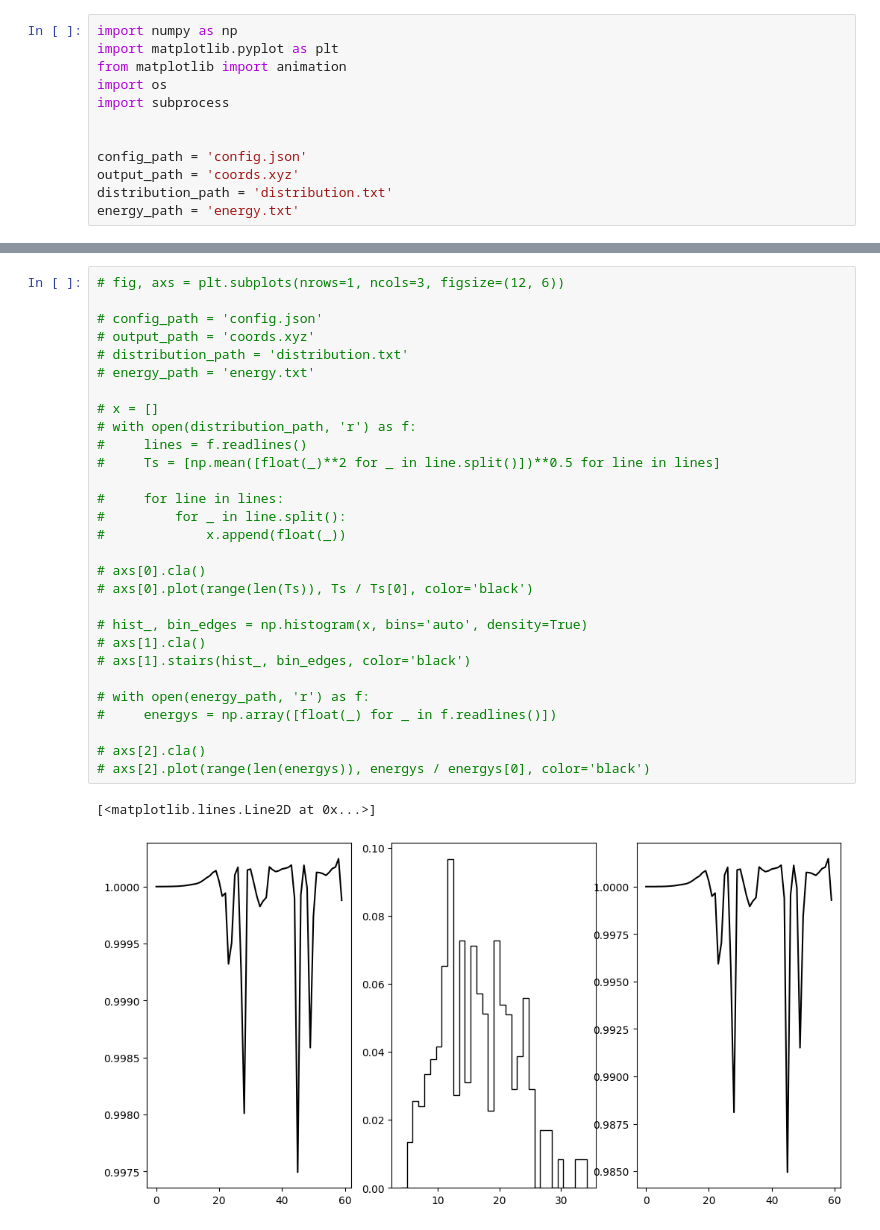
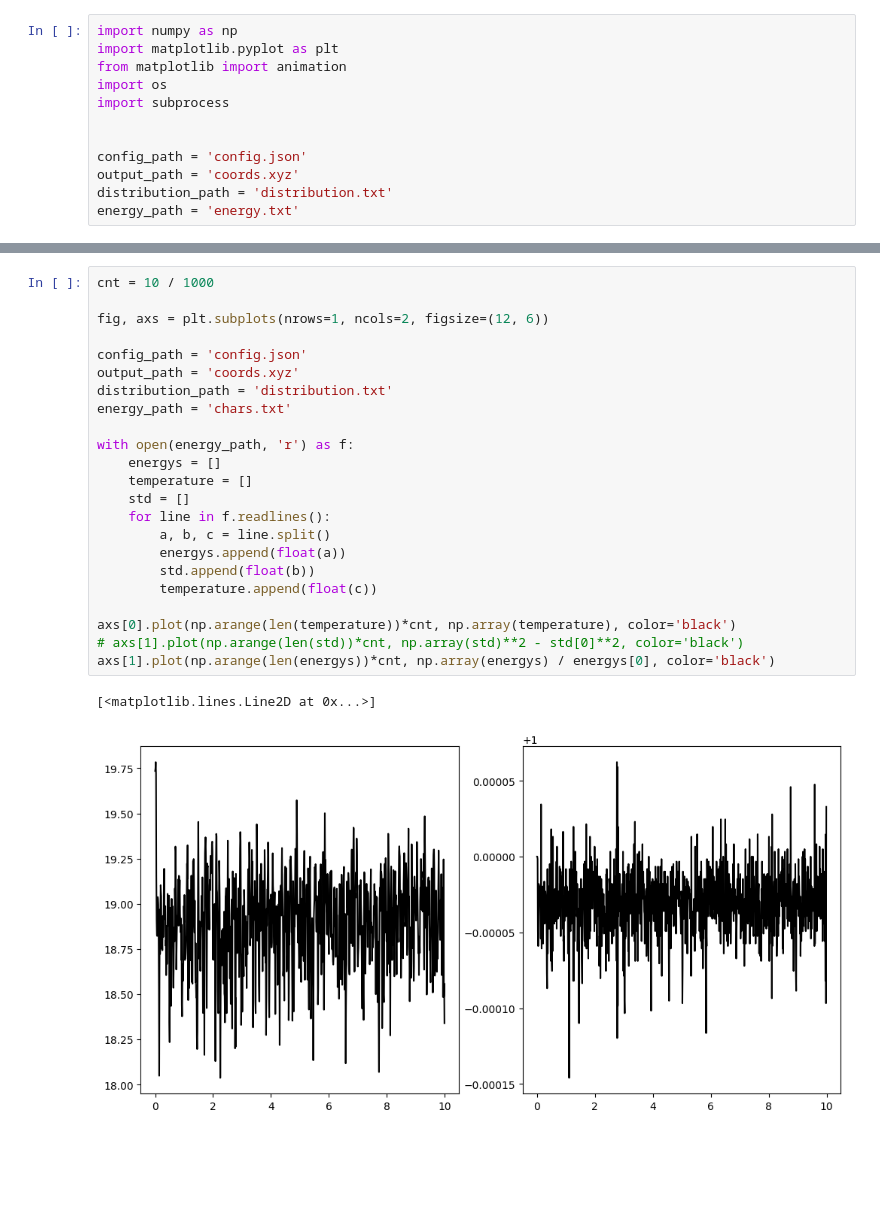
Before and after one commit to AndryDeveloper/mipt_edu, a Jupyter notebook: 3sem/horizons/data_processor.ipynb, the cells around one changed output, grey strips where cells are left out. Cells and saved outputs as stored; diff of their text form; blank space fills up the shorter version.

```diff
--- a/3sem/horizons/data_processor.ipynb
+++ b/3sem/horizons/data_processor.ipynb
@@ -48,32 +46,26 @@ subprocess.Popen(['build/main', config_path, output_path, distribution_path, ene
 # %%
-# fig, axs = plt.subplots(nrows=1, ncols=3, figsize=(12, 6))
+cnt = 10 / 1000
 
-# config_path = 'config.json'
-# output_path = 'coords.xyz'
-# distribution_path = 'distribution.txt'
-# energy_path = 'energy.txt'
+fig, axs = plt.subplots(nrows=1, ncols=2, figsize=(12, 6))
 
-# x = []
-# with open(distribution_path, 'r') as f:
-#     lines = f.readlines()
-#     Ts = [np.mean([float(_)**2 for _ in line.split()])**0.5 for line in lines]
+config_path = 'config.json'
+output_path = 'coords.xyz'
+distribution_path = 'distribution.txt'
+energy_path = 'chars.txt'
 
-#     for line in lines:
-#         for _ in line.split():
-#             x.append(float(_))
+with open(energy_path, 'r') as f:
+    energys = []
+    temperature = []
+    std = []
+    for line in f.readlines():
+        a, b, c = line.split()
+        energys.append(float(a))
+        std.append(float(b))
+        temperature.append(float(c))
 
-# axs[0].cla()
-# axs[0].plot(range(len(Ts)), Ts / Ts[0], color='black')
-
-# hist_, bin_edges = np.histogram(x, bins='auto', density=True)
-# axs[1].cla()
-# axs[1].stairs(hist_, bin_edges, color='black')
-
-# with open(energy_path, 'r') as f:
-#     energys = np.array([float(_) for _ in f.readlines()])
-
-# axs[2].cla()
-# axs[2].plot(range(len(energys)), energys / energys[0], color='black')
+axs[0].plot(np.arange(len(temperature))*cnt, np.array(temperature), color='black')
+# axs[1].plot(np.arange(len(std))*cnt, np.array(std)**2 - std[0]**2, color='black')
+axs[1].plot(np.arange(len(energys))*cnt, np.array(energys) / energys[0], color='black')
 # %% [output]
 [<matplotlib.lines.Line2D at 0x...>]
-[figure, old version]
+[figure, new version]
```
Also changed, not shown: parts of 7 cells of this notebook, 25 other files.
